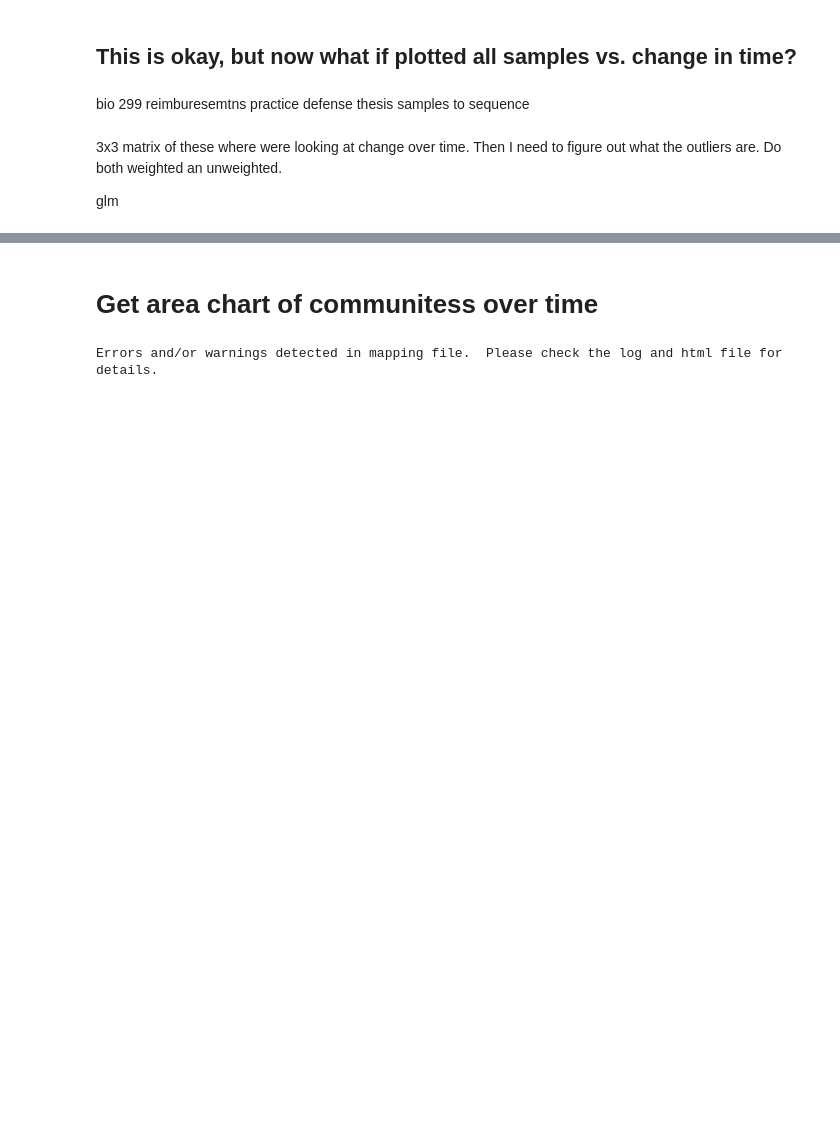
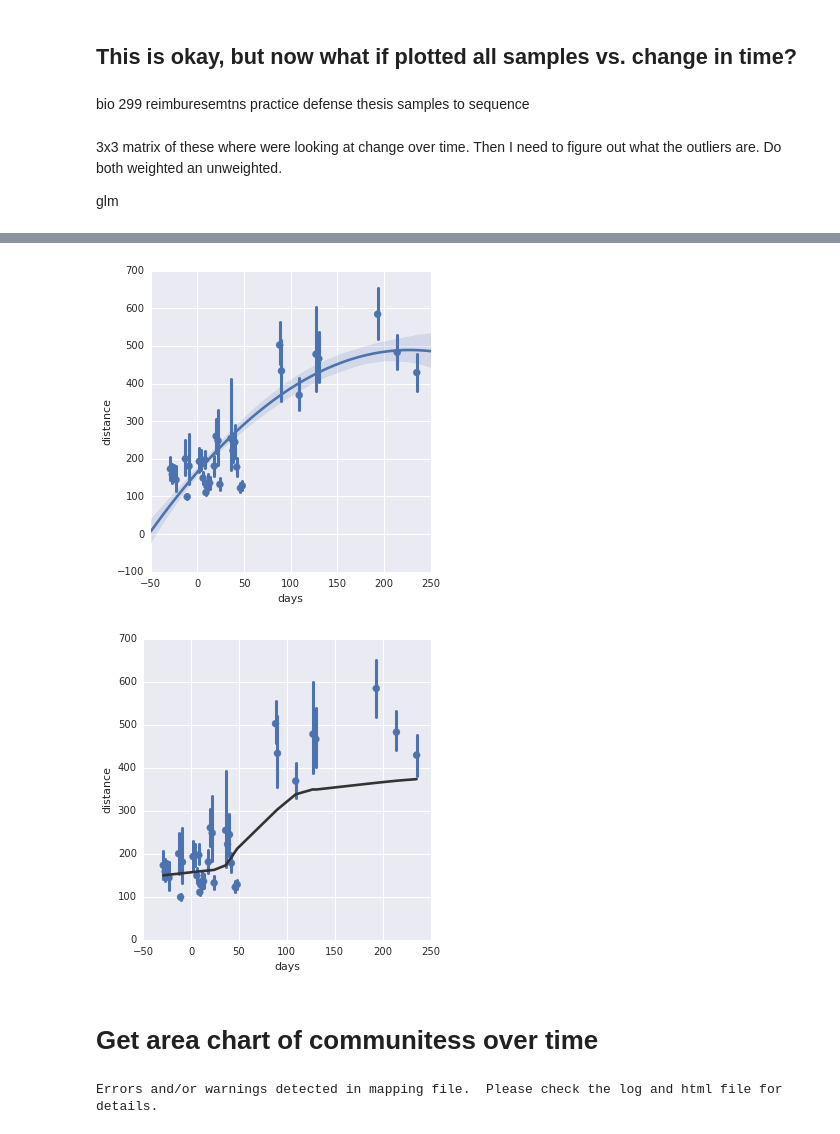
Before and after one commit to johnchase/thesis_analysis, a Jupyter notebook: rate_of_change/rate_of_change.ipynb, the cells around one changed output, grey strips where cells are left out. Saved outputs shown, nothing was run; the diff lists cells and outputs as text; code cells hidden in the pictures; blank space fills up the shorter version.

```diff
--- a/rate_of_change/rate_of_change.ipynb
+++ b/rate_of_change/rate_of_change.ipynb
@@ -325,0 +334,3 @@ day_change_distance_df
+# %%
+pd_df = pd_df[pd_df['sequences per sample'] == 5000]
+pd_df.drop(['sequences per sample', 'iteration'], axis=1, inplace=True)
@@ -325,0 +339,15 @@ day_change_distance_df
+# %%
+alpha_ids = pd_df.index
+map_ids = map_df.index
+master_ids = map_ids.intersection(alpha_ids)
+df = map_df.ix[master_ids]
+alpha_df = pd_df.ix[master_ids]
+# %%
+def get_alpha_df(map_df, distance_df, date_col):
+    dist_ids = distance_df.columns
+    map_ids = map_df.index
+    master_ids = map_ids.intersection(dist_ids)
+    map_df = map_df.ix[master_ids]
+    distance_df = distance_df[master_ids]
+    map_df['AlphaDistance'] = distance_df[map_df.index].mean()
+    return map_df
@@ -326,3 +370,12 @@ day_change_distance_df
+# %%
+alpha_dist_df = get_alpha_df(map_df, os_df, 'DaysSinceEpoch')
+alpha_dist_df['days'] = alpha_dist_df['days'] - 15883
+# %%
+sns.lmplot("days", "distance", alpha_dist_df, order=2, x_estimator=np.mean);
+sns.lmplot("days", "distance", alpha_dist_df, lowess=True, x_estimator=np.mean, line_kws={"color": ".2"});
+# %% [output]
+[figure, added]
+[figure, added]
 # %% [markdown]
 Get area chart of communitess over time
 =======================
```
Also changed, not shown: parts of 37 cells of this notebook.
